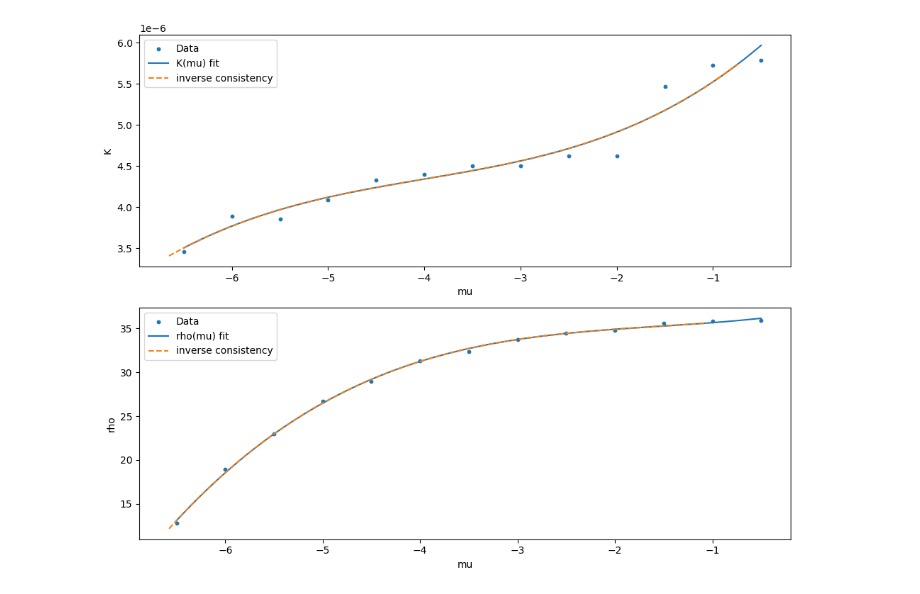
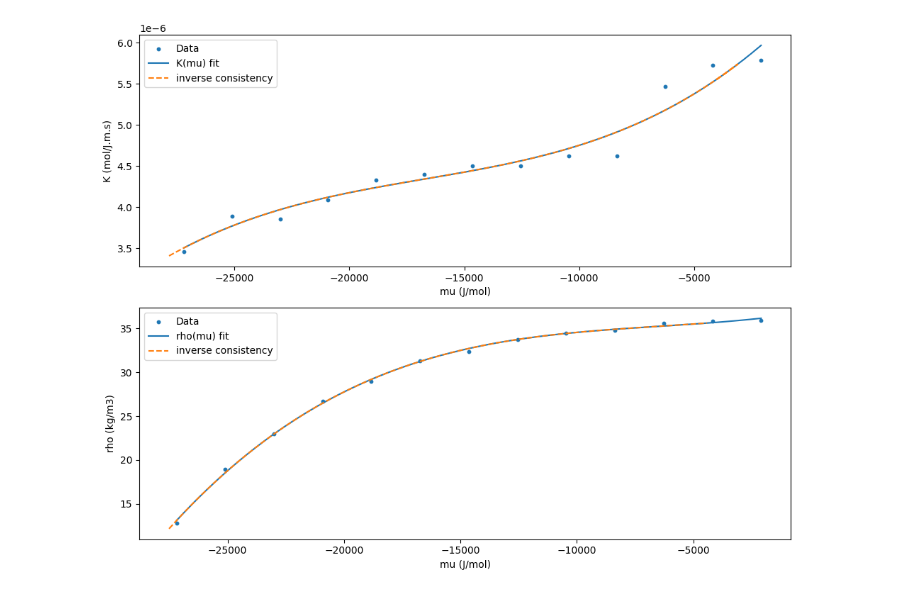
Before and after one commit to microsep-upscale/grid-model, a Jupyter notebook: data/polynomial_fit.ipynb, the cells around one changed output. Saved outputs shown, nothing was run; the diff lists cells and outputs as text; code cells hidden in the pictures.

```diff
--- a/data/polynomial_fit.ipynb
+++ b/data/polynomial_fit.ipynb
@@ -8,6 +8,7 @@ import matplotlib.pyplot as plt
 V = 4e-9 * 4e-9 * 2e-9
 m = 1e-3
 Na = 6.022e23
+kcal_to_j = 4184.0
 
 degree = 3
 
@@ -20,22 +21,44 @@ N_data = np.loadtxt("T300/N_vs_mu.dat")
 mu_K, K = K_data[:, 0], K_data[:, 1]
 mu_rho = N_data[:, 0]
 N = N_data[:, 1]
+mu_K *= kcal_to_j # J/mol
+mu_rho *= kcal_to_j # J/mol
 
-rho = m * N / V / Na
+rho = m * N / V / Na # kg/m3
 
 # ----------------------------
 # Fits
 # ----------------------------
-coeffs_K_mu = np.polyfit(mu_K, K, degree)
-coeffs_rho_mu = np.polyfit(mu_rho, rho, degree)
+coeffs_K_vs_mu = np.polyfit(mu_K, K, degree)
+coeffs_rho_vs_mu = np.polyfit(mu_rho, rho, degree)
+coeffs_mu_vs_K = np.polyfit(K, mu_K, degree)
+coeffs_mu_vs_rho = np.polyfit(rho, mu_rho, degree)
 
-coeffs_mu_K = np.polyfit(K, mu_K, degree)
-coeffs_mu_rho = np.polyfit(rho, mu_rho, degree)
+with open("T300/K_vs_mu_fit.txt", "w") as f:
+    f.write(f"{degree}\n")
+    for c in coeffs_K_vs_mu:
+        f.write(f"{c}\n")
 
-poly_K_mu = np.poly1d(coeffs_K_mu)
-poly_rho_mu = np.poly1d(coeffs_rho_mu)
-poly_mu_K = np.poly1d(coeffs_mu_K)
-poly_mu_rho = np.poly1d(coeffs_mu_rho)
+with open("T300/rho_vs_mu_fit.txt", "w") as f:
+    f.write(f"{degree}\n")
+    for c in coeffs_rho_vs_mu:
+        f.write(f"{c}\n")
+
+with open("T300/mu_vs_K_fit.txt", "w") as f:
+    f.write(f"{degree}\n")
+    for c in coeffs_mu_vs_K:
+        f.write(f"{c}\n")
+
+with open("T300/mu_vs_rho_fit.txt", "w") as f:
+    f.write(f"{degree}\n")
+    for c in coeffs_mu_vs_rho:
+        f.write(f"{c}\n")
+
+poly_K_vs_mu = np.poly1d(coeffs_K_vs_mu)
+poly_rho_vs_mu = np.poly1d(coeffs_rho_vs_mu)
+poly_mu_vs_K = np.poly1d(coeffs_mu_vs_K)
+poly_mu_vs_rho = np.poly1d(coeffs_mu_vs_rho)
+
 
 # ----------------------------
 # Grids
@@ -45,50 +68,50 @@ K_grid = np.linspace(min(K), max(K), 300)
 rho_grid = np.linspace(min(rho), max(rho), 300)
 
 # Forward fits
-K_fit = poly_K_mu(mu_grid)
-rho_fit = poly_rho_mu(mu_grid)
+K_fit = poly_K_vs_mu(mu_grid)
+rho_fit = poly_rho_vs_mu(mu_grid)
 
 # CONSISTENCY
 
 # K consistency
-mu_from_K = poly_mu_K(K_grid)
-K_back = poly_K_mu(mu_from_K)   # map back
+mu_from_K = poly_mu_vs_K(K_grid)
+K_back = poly_K_vs_mu(mu_from_K)   # map back
 
 # rho consistency
-mu_from_rho = poly_mu_rho(rho_grid)
-rho_back = poly_rho_mu(mu_from_rho)
+mu_from_rho = poly_mu_vs_rho(rho_grid)
+rho_back = poly_rho_vs_mu(mu_from_rho)
 
 plt.figure(figsize=(10, 8))
 
 # ----------------------------
 # 1. K(mu)
 # ----------------------------
 plt.subplot(2, 1, 1)
 plt.scatter(mu_K, K, s=10, label="Data")
 plt.plot(mu_grid, K_fit, label="K(mu) fit")
 
-# inverse consistency (round-trip)
+# # inverse consistency (round-trip)
 plt.plot(mu_from_K, K_back, "--", label="inverse consistency")
 
-plt.xlabel("mu")
-plt.ylabel("K")
+plt.xlabel("mu (J/mol)")
+plt.ylabel("K (mol/J.m.s)")
 plt.legend()
 
 # ----------------------------
 # 2. rho(mu)
 # ----------------------------
 plt.subplot(2, 1, 2)
 plt.scatter(mu_rho, rho, s=10, label="Data")
 plt.plot(mu_grid, rho_fit, label="rho(mu) fit")
 
-# inverse consistency (round-trip)
+# # inverse consistency (round-trip)
 plt.plot(mu_from_rho, rho_back, "--", label="inverse consistency")
 
-plt.xlabel("mu")
-plt.ylabel("rho")
+plt.xlabel("mu (J/mol)")
+plt.ylabel("rho (kg/m3)")
 plt.legend()
 
 plt.tight_layout()
 plt.show()
 # %% [output]
-[figure, old version]
+[figure, new version]
```
Also changed, not shown: 8 other files.
